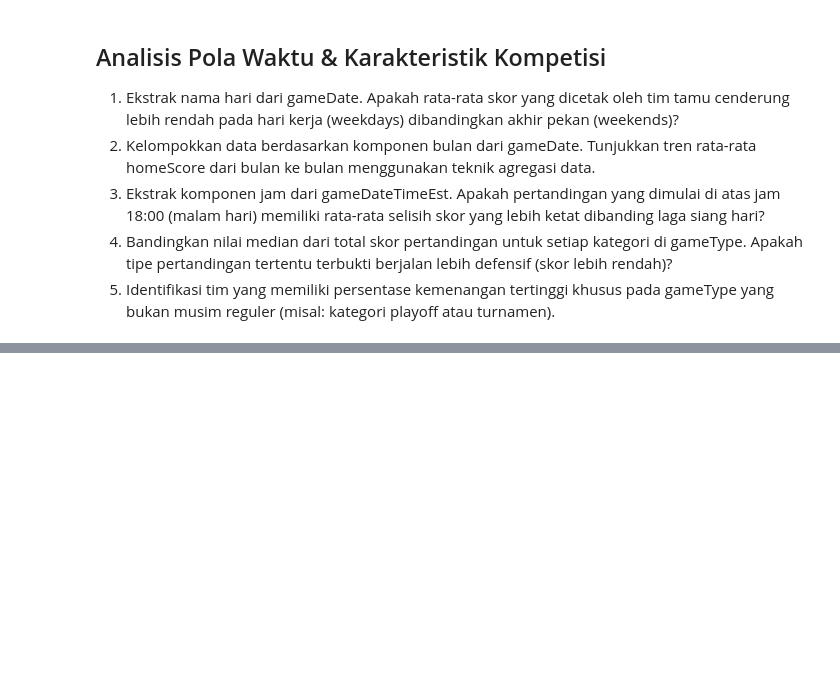
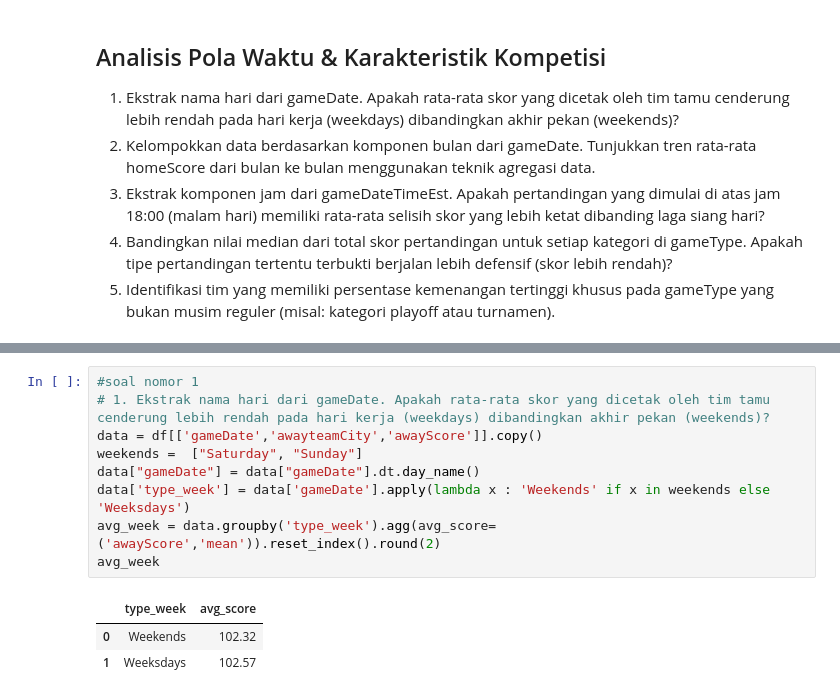
Before and after one commit to HafidzAfrieno/Project-Data-Analyst-Part-1, a Jupyter notebook: nba_player_analyst.ipynb, the cells around one changed output, grey strips where cells are left out. Saved outputs shown, nothing was run; the diff lists cells and outputs as text; blank space fills up the shorter version.

```diff
--- a/nba_player_analyst.ipynb
+++ b/nba_player_analyst.ipynb
@@ -406,0 +413,13 @@ df.head(2)
+# %%
+#soal nomor 1
+# 1. Ekstrak nama hari dari gameDate. Apakah rata-rata skor yang dicetak oleh tim tamu cenderung lebih rendah pada hari kerja (weekdays) dibandingkan akhir pekan (weekends)?
+data = df[['gameDate','awayteamCity','awayScore']].copy()
+weekends =  ["Saturday", "Sunday"]
+data["gameDate"] = data["gameDate"].dt.day_name()
+data['type_week'] = data['gameDate'].apply(lambda x : 'Weekends' if x in weekends else 'Weeksdays')
+avg_week = data.groupby('type_week').agg(avg_score=('awayScore','mean')).reset_index().round(2)
+avg_week
+# %% [output]
+|  | type_week | avg_score |
+| 0 | Weekends | 102.32 |
+| 1 | Weeksdays | 102.57 |
```
Also changed, not shown: parts of 5 cells of this notebook.
